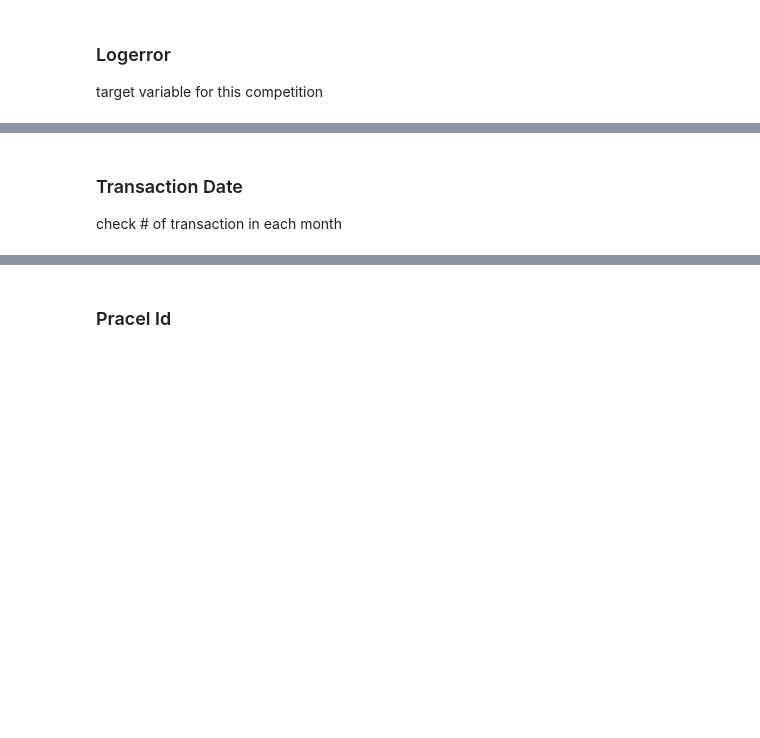
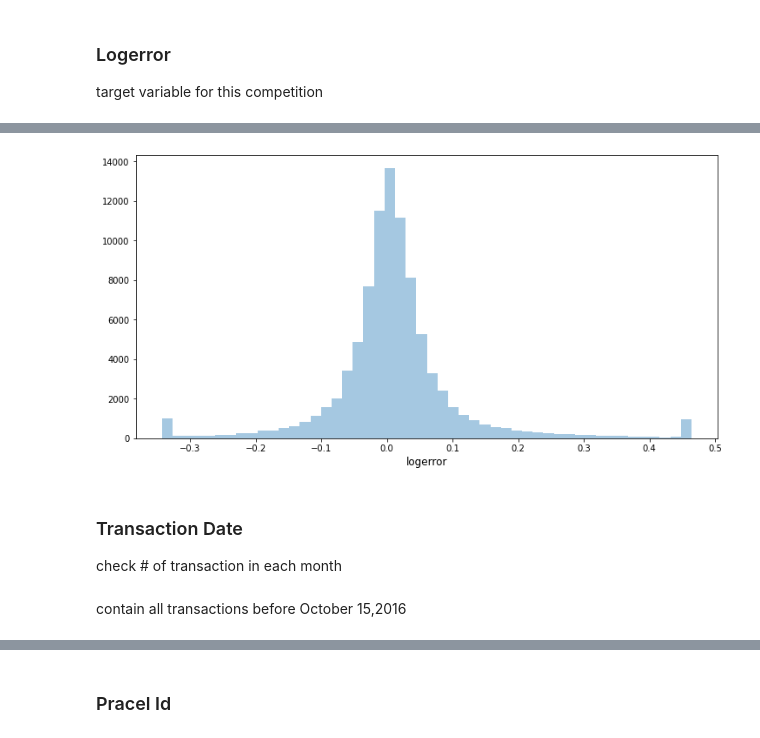
Before and after one commit to JangAyeon/AI_Study, a Jupyter notebook: Kaggle_Study/Zillow_Prize_Zillow’s_Home_Value_Prediction.ipynb, the cells around one changed output, grey strips where cells are left out. Saved outputs shown, nothing was run; the diff lists cells and outputs as text; code cells hidden in the pictures; blank space fills up the shorter version.

```diff
--- a/Kaggle_Study/Zillow_Prize_Zillow’s_Home_Value_Prediction.ipynb
+++ b/Kaggle_Study/Zillow_Prize_Zillow’s_Home_Value_Prediction.ipynb
@@ -58,3 +73,17 @@ target variable for this competition
+# %%
+ulimit=np.percentile(train_df.logerror.values,99)
+llimit=np.percentile(train_df.logerror.values,1)
+train_df["logerror"].loc[train_df["logerror"]>ulimit]=ulimit
+train_df["logerror"].loc[train_df["logerror"]<llimit]=llimit
+# %%
+plt.figure(figsize=(12,6))
+sns.distplot(train_df.logerror.values,bins=50,kde=False)
+plt.xlabel("logerror",fontsize=12)
+plt.show()
+# %% [output]
+[figure, added]
 # %% [markdown]
 ### Transaction Date<br>
 check # of transaction in each month
+# %% [markdown]
+contain all transactions before October 15,2016
```
Also changed, not shown: parts of 51 cells of this notebook.
